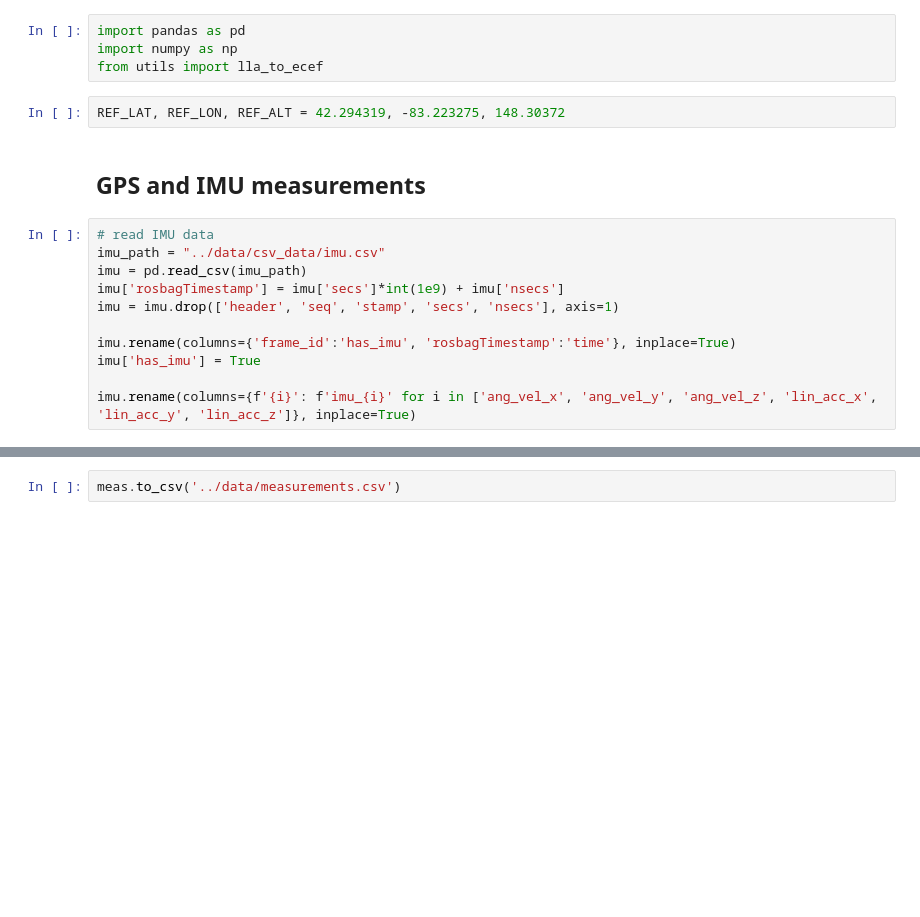
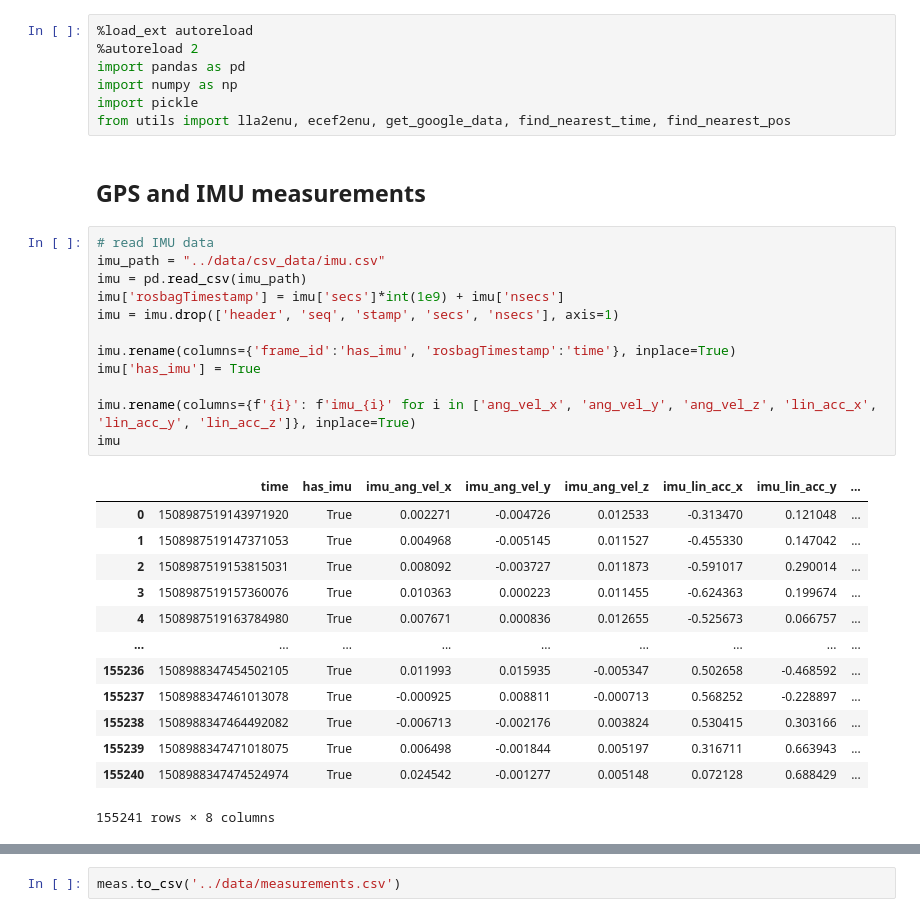
Before and after one commit to rayxie11/aa275, a Jupyter notebook: load_measurements.ipynb, the cells around one changed output, grey strips where cells are left out. Cells and saved outputs as stored; diff of their text form; blank space fills up the shorter version.

```diff
--- a/load_measurements.ipynb
+++ b/load_measurements.ipynb
@@ -1,22 +1,38 @@
 # %%
+%load_ext autoreload
+%autoreload 2
 import pandas as pd
 import numpy as np
-from utils import lla_to_ecef
+import pickle
+from utils import lla2enu, ecef2enu, get_google_data, find_nearest_time, find_nearest_pos
-# %%
-REF_LAT, REF_LON, REF_ALT = 42.294319, -83.223275, 148.30372
 # %% [markdown]
 ## GPS and IMU measurements
 # %%
 # read IMU data
 imu_path = "../data/csv_data/imu.csv"
 imu = pd.read_csv(imu_path)
 imu['rosbagTimestamp'] = imu['secs']*int(1e9) + imu['nsecs']
 imu = imu.drop(['header', 'seq', 'stamp', 'secs', 'nsecs'], axis=1)
 
 imu.rename(columns={'frame_id':'has_imu', 'rosbagTimestamp':'time'}, inplace=True)
 imu['has_imu'] = True
 
 imu.rename(columns={f'{i}': f'imu_{i}' for i in ['ang_vel_x', 'ang_vel_y', 'ang_vel_z', 'lin_acc_x', 'lin_acc_y', 'lin_acc_z']}, inplace=True)
+imu
+# %% [output]
+|  | time | has_imu | imu_ang_vel_x | imu_ang_vel_y | imu_ang_vel_z | imu_lin_acc_x | imu_lin_acc_y | ... |
+| 0 | 1508987519143971920 | True | 0.002271 | -0.004726 | 0.012533 | -0.313470 | 0.121048 | ... |
+| 1 | 1508987519147371053 | True | 0.004968 | -0.005145 | 0.011527 | -0.455330 | 0.147042 | ... |
+| 2 | 1508987519153815031 | True | 0.008092 | -0.003727 | 0.011873 | -0.591017 | 0.290014 | ... |
+| 3 | 1508987519157360076 | True | 0.010363 | 0.000223 | 0.011455 | -0.624363 | 0.199674 | ... |
+| 4 | 1508987519163784980 | True | 0.007671 | 0.000836 | 0.012655 | -0.525673 | 0.066757 | ... |
+| ... | ... | ... | ... | ... | ... | ... | ... | ... |
+| 155236 | 1508988347454502105 | True | 0.011993 | 0.015935 | -0.005347 | 0.502658 | -0.468592 | ... |
+| 155237 | 1508988347461013078 | True | -0.000925 | 0.008811 | -0.000713 | 0.568252 | -0.228897 | ... |
+| 155238 | 1508988347464492082 | True | -0.006713 | -0.002176 | 0.003824 | 0.530415 | 0.303166 | ... |
+| 155239 | 1508988347471018075 | True | 0.006498 | -0.001844 | 0.005197 | 0.316711 | 0.663943 | ... |
+| 155240 | 1508988347474524974 | True | 0.024542 | -0.001277 | 0.005148 | 0.072128 | 0.688429 | ... |
+155241 rows × 8 columns
 # %%
 # read GPS data
 gps_path = '../data/csv_data/gps.csv'
```
Also changed, not shown: parts of 13 cells of this notebook, 4 other files.
